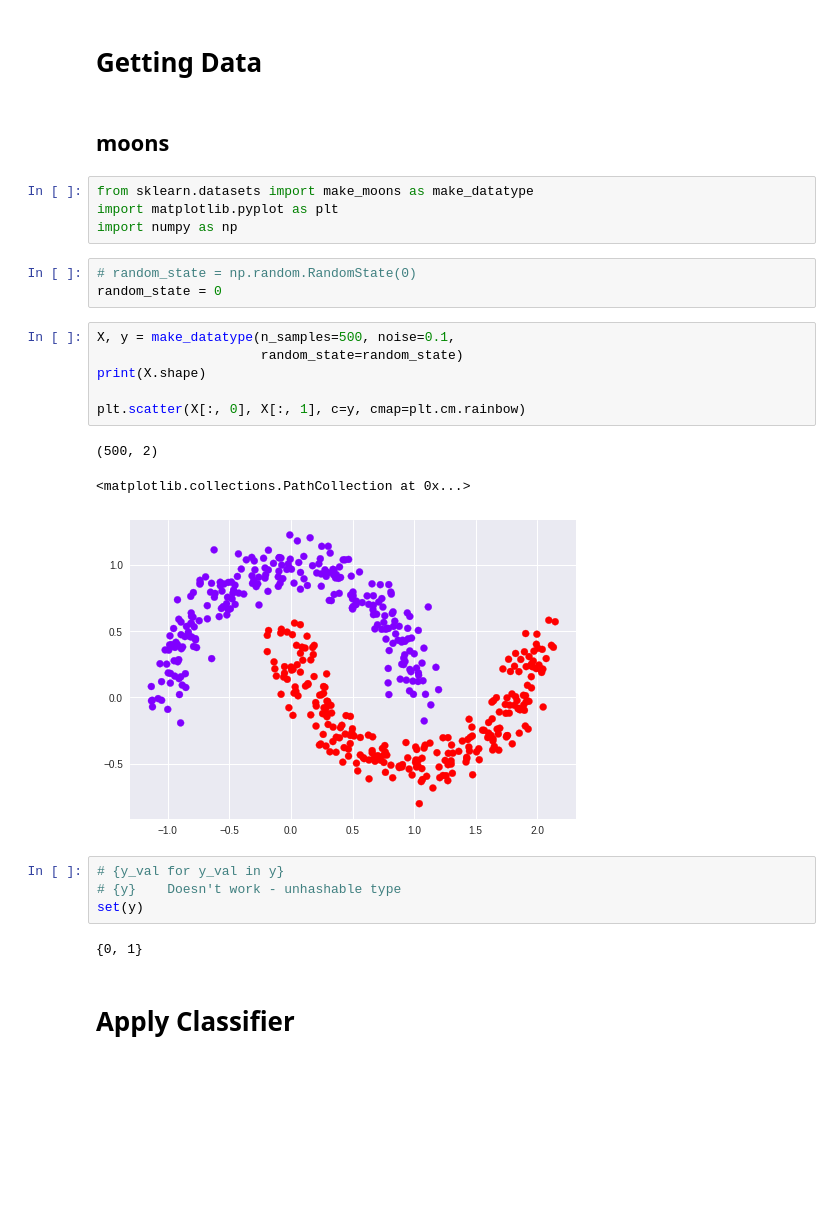
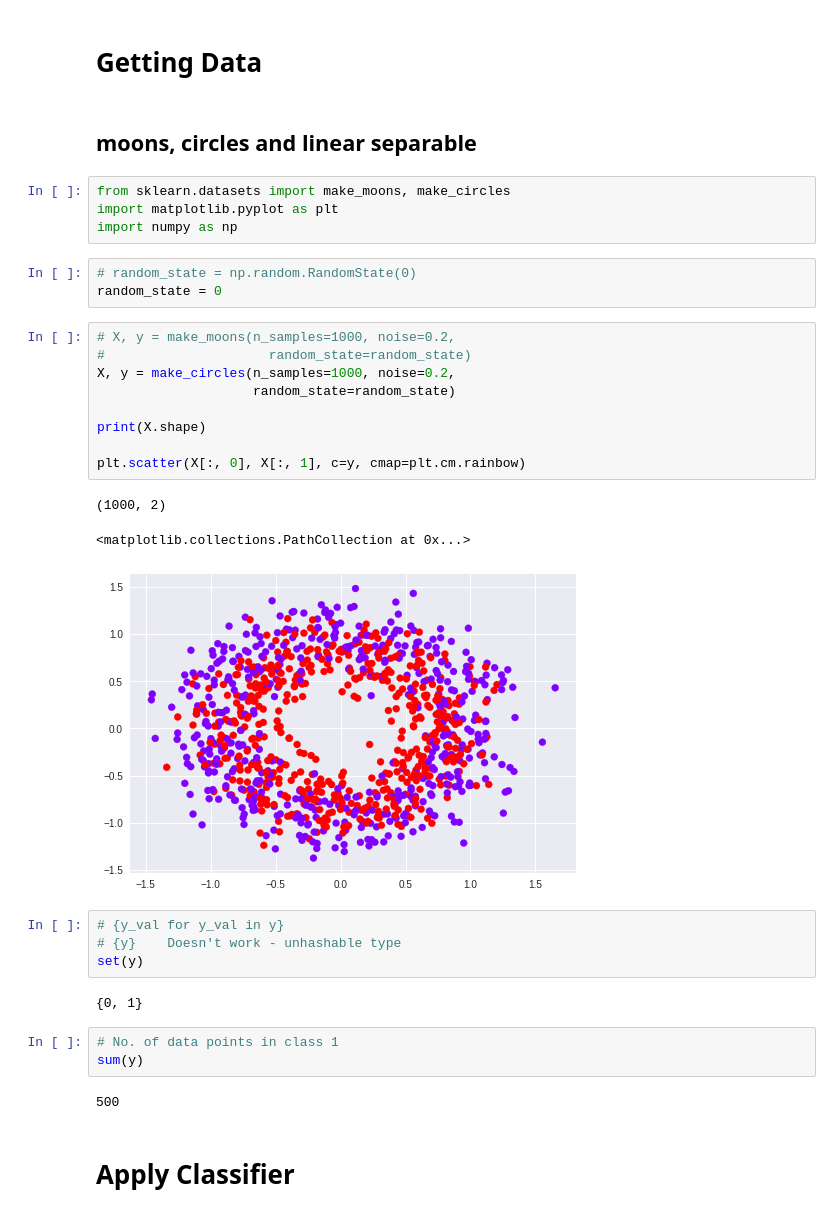
Before and after one commit to aakashv000/Machine-Learning-Lab-CS3103, a Jupyter notebook: Lab_Feb_14_PR_ROC_curve_and_KMeans_PCA.ipynb, the cells around one changed output. Saved outputs shown, nothing was run; the diff lists cells and outputs as text; blank space fills up the shorter version.

```diff
--- a/Lab_Feb_14_PR_ROC_curve_and_KMeans_PCA.ipynb
+++ b/Lab_Feb_14_PR_ROC_curve_and_KMeans_PCA.ipynb
@@ -3,30 +3,38 @@
 # %% [markdown]
 # Getting Data
 # %% [markdown]
-## moons
+## moons, circles and linear separable
 # %%
-from sklearn.datasets import make_moons as make_datatype
+from sklearn.datasets import make_moons, make_circles
 import matplotlib.pyplot as plt
 import numpy as np
 # %%
 # random_state = np.random.RandomState(0)
 random_state = 0
 # %%
-X, y = make_datatype(n_samples=500, noise=0.1,
-                     random_state=random_state)
+# X, y = make_moons(n_samples=1000, noise=0.2,
+#                     random_state=random_state)
+X, y = make_circles(n_samples=1000, noise=0.2,
+                    random_state=random_state)
+
 print(X.shape)
 
 plt.scatter(X[:, 0], X[:, 1], c=y, cmap=plt.cm.rainbow)
 # %% [output]
-(500, 2)
+(1000, 2)
 <matplotlib.collections.PathCollection at 0x...>
-[figure, old version]
+[figure, new version]
 # %%
 # {y_val for y_val in y}
 # {y}    Doesn't work - unhashable type
 set(y)
 # %% [output]
 {0, 1}
+# %%
+# No. of data points in class 1
+sum(y)
+# %% [output]
+500
 # %% [markdown]
 # Apply Classifier
 # %% [markdown]
```
Also changed, not shown: parts of 16 cells of this notebook.
